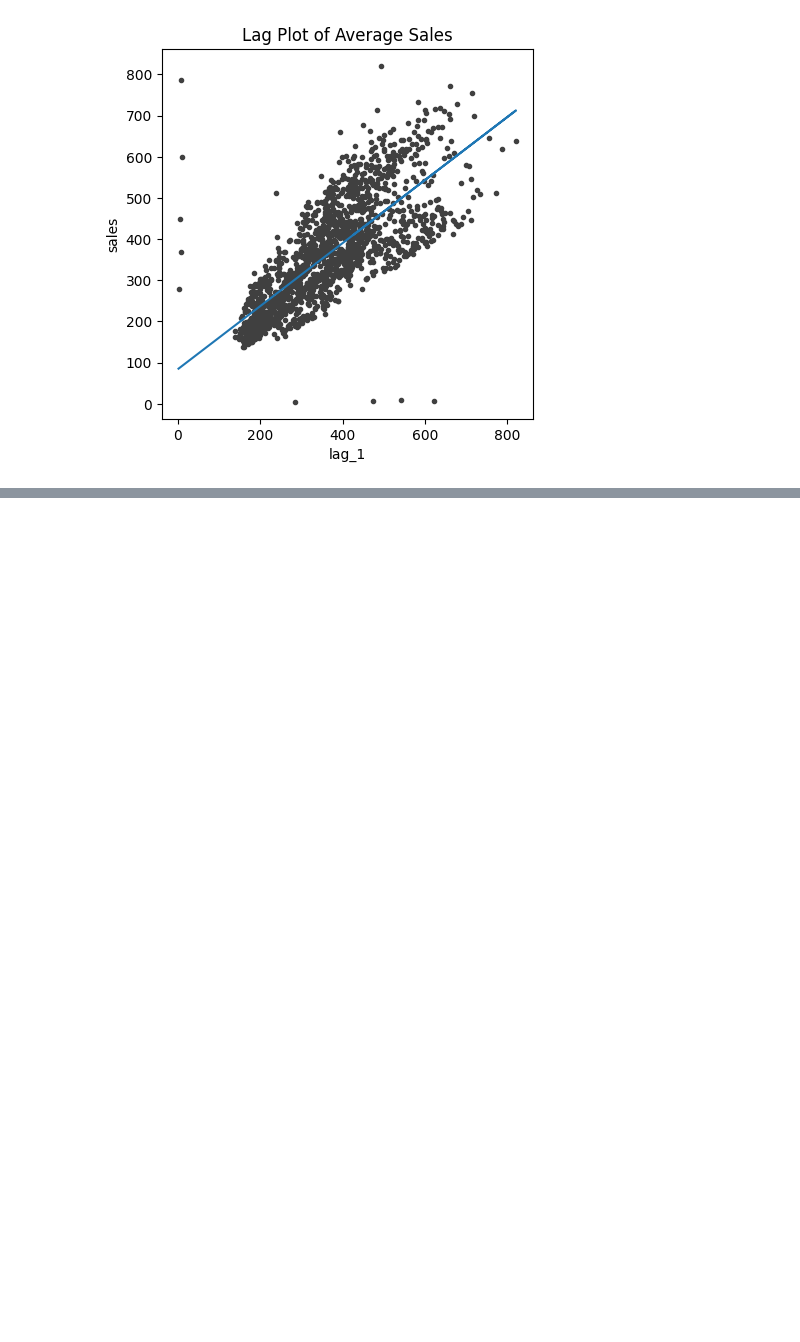
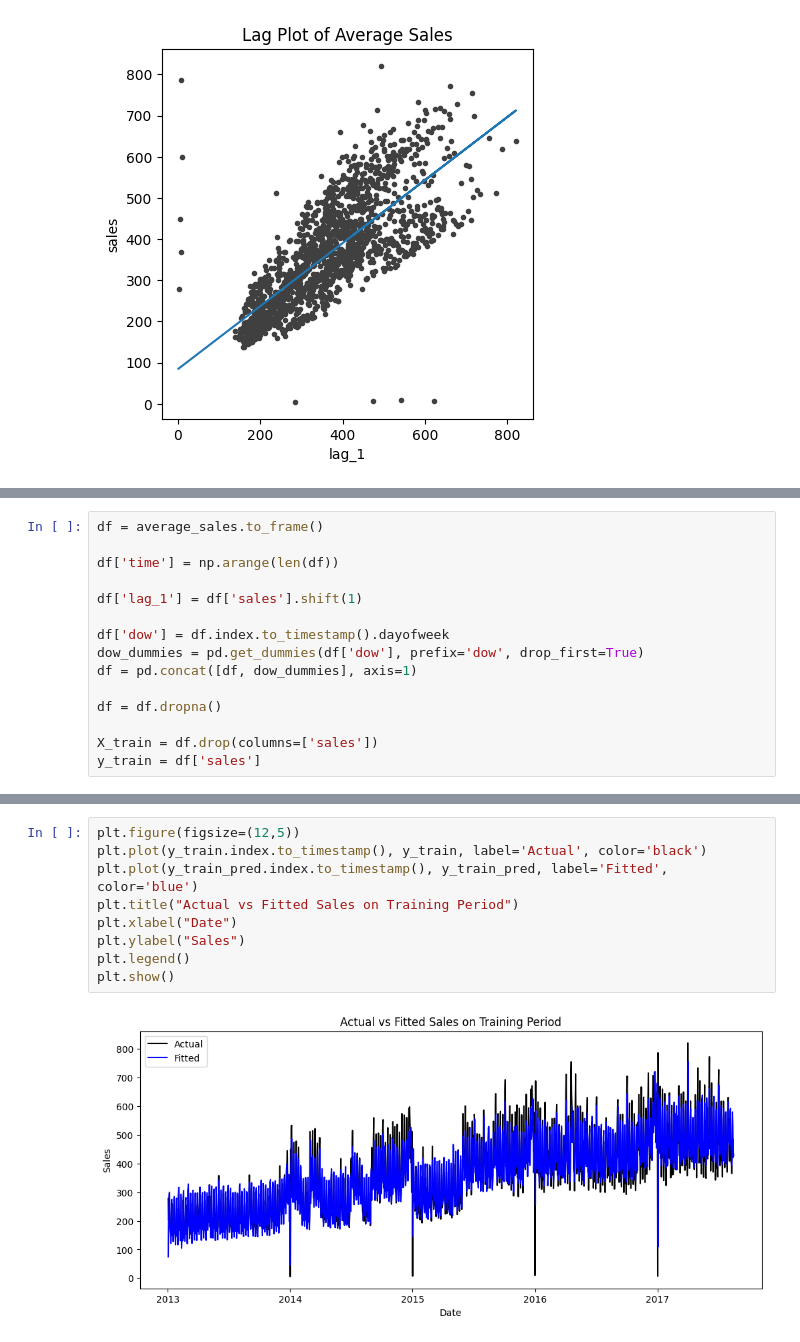
Before and after one commit to pstat197/vignette-linearregression-ts, a Jupyter notebook: vignette.ipynb, the cells around one changed output, grey strips where cells are left out. Cells and saved outputs as stored; diff of their text form; blank space fills up the shorter version.

```diff
--- a/vignette.ipynb
+++ b/vignette.ipynb
@@ -97,0 +100,15 @@ ax.set(aspect='equal', ylabel='sales', xlabel='lag_1', title='Lag Plot of Averag
+# %%
+df = average_sales.to_frame()
+
+df['time'] = np.arange(len(df))
+
+df['lag_1'] = df['sales'].shift(1)
+
+df['dow'] = df.index.to_timestamp().dayofweek
+dow_dummies = pd.get_dummies(df['dow'], prefix='dow', drop_first=True)
+df = pd.concat([df, dow_dummies], axis=1)
+
+df = df.dropna()
+
+X_train = df.drop(columns=['sales'])
+y_train = df['sales']
@@ -97,0 +184,11 @@ ax.set(aspect='equal', ylabel='sales', xlabel='lag_1', title='Lag Plot of Averag
+# %%
+plt.figure(figsize=(12,5))
+plt.plot(y_train.index.to_timestamp(), y_train, label='Actual', color='black')
+plt.plot(y_train_pred.index.to_timestamp(), y_train_pred, label='Fitted', color='blue')
+plt.title("Actual vs Fitted Sales on Training Period")
+plt.xlabel("Date")
+plt.ylabel("Sales")
+plt.legend()
+plt.show()
+# %% [output]
+[figure, added]
```
Also changed, not shown: parts of 7 cells of this notebook.
